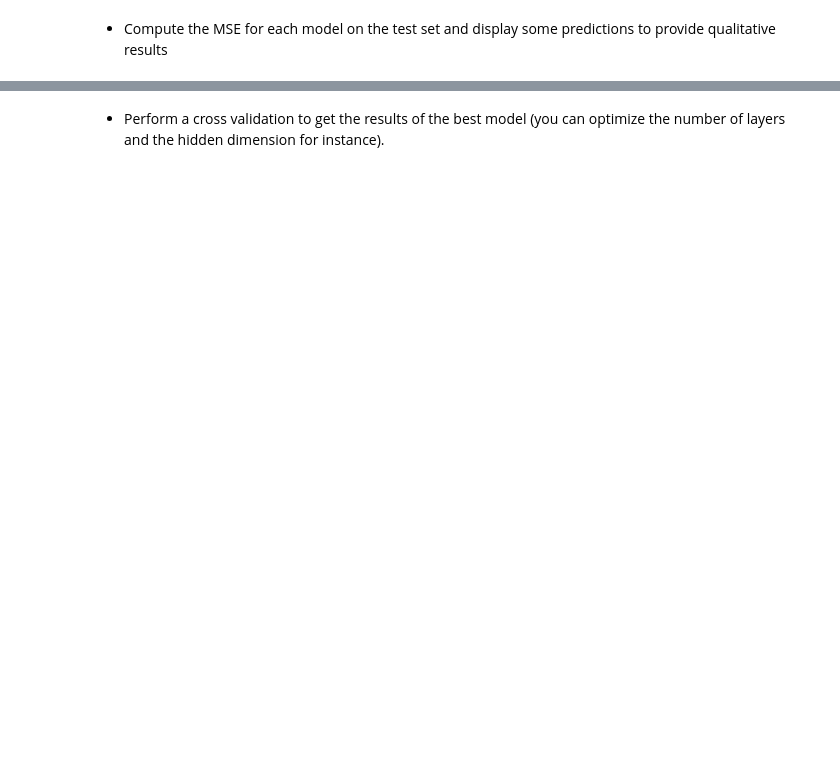
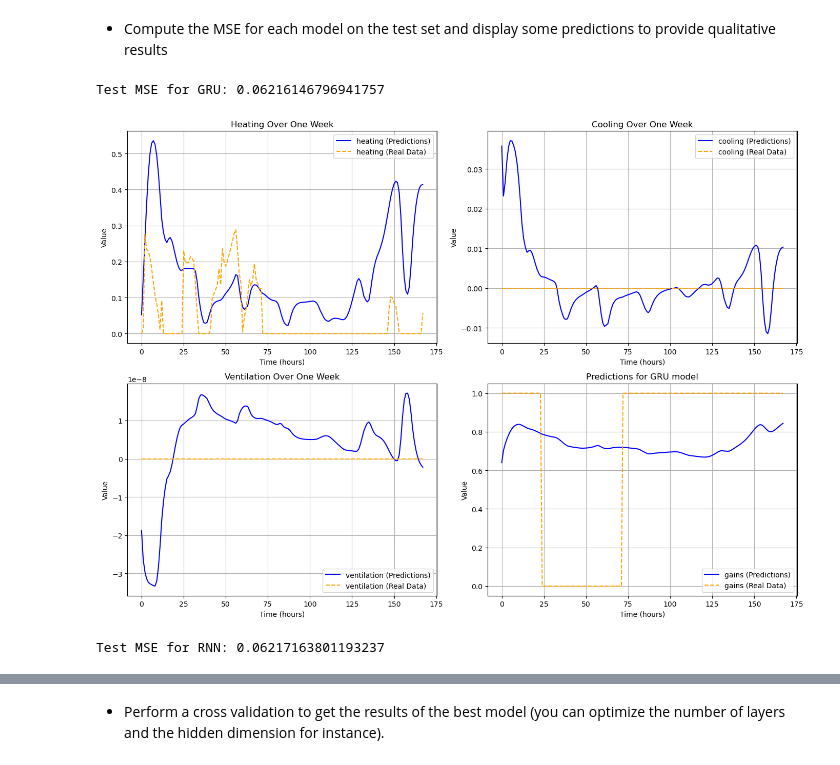
Before and after one commit to Youssef-ADOUIRI/ml_cooling_prediction, a Jupyter notebook: Project.ipynb, the cells around one changed output, grey strips where cells are left out. Cells and saved outputs as stored; diff of their text form; code cells hidden in the pictures; blank space fills up the shorter version.

```diff
--- a/Project.ipynb
+++ b/Project.ipynb
@@ -471,0 +465,40 @@ opt_gru.plot_losses()
+# %%
+# GRU model :
+predictions, values = opt_gru.evaluate(test_loader)
+predictions = torch.cat([torch.tensor(p) for p in predictions])
+values = torch.cat([torch.tensor(v) for v in values])
+test_loss = loss_fn(predictions, values)
+print(f"Test MSE for GRU: {test_loss.item()}")
+# %% [output]
+Test MSE for GRU: 0.06216146796941757
+# %%
+sample_index = 0
+sample_predictions = predictions[sample_index].detach().numpy()
+sample_real_data = values[sample_index].detach().numpy()
+
+# Plot each label in a separate graph
+fig, axes = plt.subplots(2, 2, figsize=(14, 10))
+axes = axes.flatten()
+
+for i, label in enumerate(labels_output):
+    axes[i].plot(sample_predictions[:, i], label=f'{label} (Predictions)', color='blue')
+    axes[i].plot(sample_real_data[:, i], label=f'{label} (Real Data)', color='orange', linestyle='dashed')
+    axes[i].set_title(f"{label.capitalize()} Over One Week")
+    axes[i].set_xlabel("Time (hours)")
+    axes[i].set_ylabel("Value")
+    axes[i].legend()
+    axes[i].grid(True)
+
+plt.tight_layout()
+plt.title('Predictions for GRU model')
+plt.show()
+# %% [output]
+[figure, added]
+# %%
+predictions, values = opt_rnn.evaluate(test_loader)
+predictions = torch.cat([torch.tensor(p) for p in predictions])
+values = torch.cat([torch.tensor(v) for v in values])
+test_loss = loss_fn(predictions, values)
+print(f"Test MSE for RNN: {test_loss.item()}")
+# %% [output]
+Test MSE for RNN: 0.06217163801193237
```
Also changed, not shown: parts of 15 cells of this notebook.
